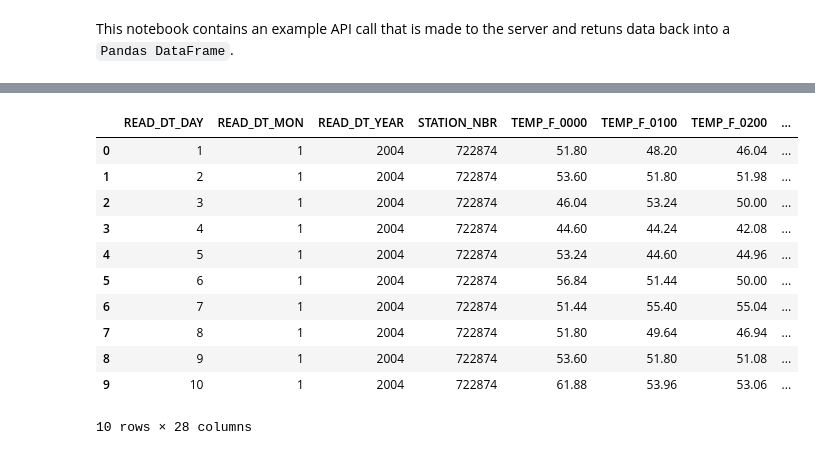
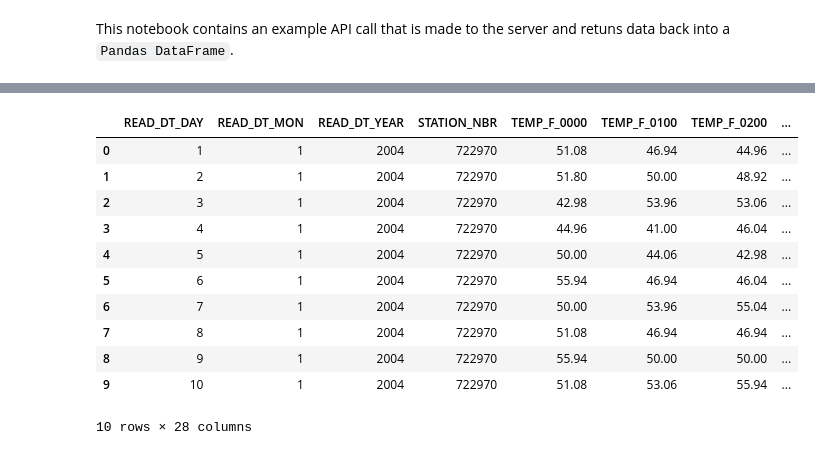
Before and after one commit to grantaguinaldo/cz_2010_api, a Jupyter notebook: cz_2010_api_example.ipynb, the cells around one changed output, grey strips where cells are left out. Cells and saved outputs as stored; diff of their text form; code cells hidden in the pictures.

```diff
--- a/cz_2010_api_example.ipynb
+++ b/cz_2010_api_example.ipynb
@@ -11,25 +38,26 @@ import json
 # %%
 #Make an API call using a pre-defined format.
-data = r.get('https://cz-2010-api.herokuapp.com/api/v1.0/722874/01/03')
+#Format: `/<station>/<start_date>/<end_date>`
+data = r.get('https://cz-2010-api.herokuapp.com/api/v1.0/722970/01/01')
 
 #Pass the json object from the API call to a Pandas DataFrame
-df = pd.DataFrame(data.json())
+df_api = pd.DataFrame(data.json())
 
 #Sort the data in the DataFrame by two columns.
-df.sort_values(by=['READ_DT_MON', 'READ_DT_DAY'], inplace=True)
+df_api.sort_values(by=['READ_DT_MON', 'READ_DT_DAY'], inplace=True)
 
 #Render the top 10 rows of the DataFrame back to the user.
-df.head(10)
+df_api.head(10)
 # %% [output]
 |  | READ_DT_DAY | READ_DT_MON | READ_DT_YEAR | STATION_NBR | TEMP_F_0000 | TEMP_F_0100 | TEMP_F_0200 | ... |
-| 0 | 1 | 1 | 2004 | 722874 | 51.80 | 48.20 | 46.04 | ... |
-| 1 | 2 | 1 | 2004 | 722874 | 53.60 | 51.80 | 51.98 | ... |
-| 2 | 3 | 1 | 2004 | 722874 | 46.04 | 53.24 | 50.00 | ... |
-| 3 | 4 | 1 | 2004 | 722874 | 44.60 | 44.24 | 42.08 | ... |
-| 4 | 5 | 1 | 2004 | 722874 | 53.24 | 44.60 | 44.96 | ... |
-| 5 | 6 | 1 | 2004 | 722874 | 56.84 | 51.44 | 50.00 | ... |
-| 6 | 7 | 1 | 2004 | 722874 | 51.44 | 55.40 | 55.04 | ... |
-| 7 | 8 | 1 | 2004 | 722874 | 51.80 | 49.64 | 46.94 | ... |
-| 8 | 9 | 1 | 2004 | 722874 | 53.60 | 51.80 | 51.08 | ... |
-| 9 | 10 | 1 | 2004 | 722874 | 61.88 | 53.96 | 53.06 | ... |
+| 0 | 1 | 1 | 2004 | 722970 | 51.08 | 46.94 | 44.96 | ... |
+| 1 | 2 | 1 | 2004 | 722970 | 51.80 | 50.00 | 48.92 | ... |
+| 2 | 3 | 1 | 2004 | 722970 | 42.98 | 53.96 | 53.06 | ... |
+| 3 | 4 | 1 | 2004 | 722970 | 44.96 | 41.00 | 46.04 | ... |
+| 4 | 5 | 1 | 2004 | 722970 | 50.00 | 44.06 | 42.98 | ... |
+| 5 | 6 | 1 | 2004 | 722970 | 55.94 | 46.94 | 46.04 | ... |
+| 6 | 7 | 1 | 2004 | 722970 | 50.00 | 53.96 | 55.04 | ... |
+| 7 | 8 | 1 | 2004 | 722970 | 51.08 | 46.94 | 46.94 | ... |
+| 8 | 9 | 1 | 2004 | 722970 | 55.94 | 50.00 | 50.00 | ... |
+| 9 | 10 | 1 | 2004 | 722970 | 51.08 | 53.06 | 55.94 | ... |
 10 rows × 28 columns
```
Also changed, not shown: parts of 4 cells of this notebook, 2 other files.
